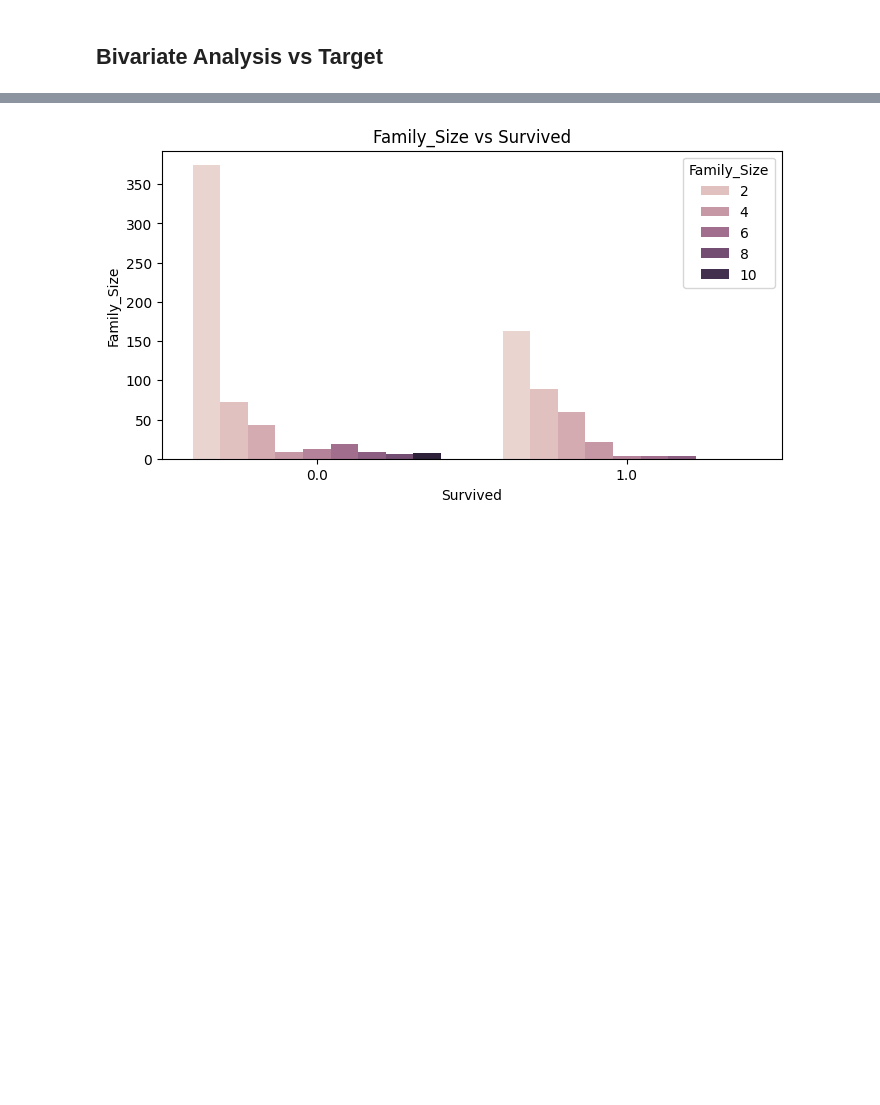
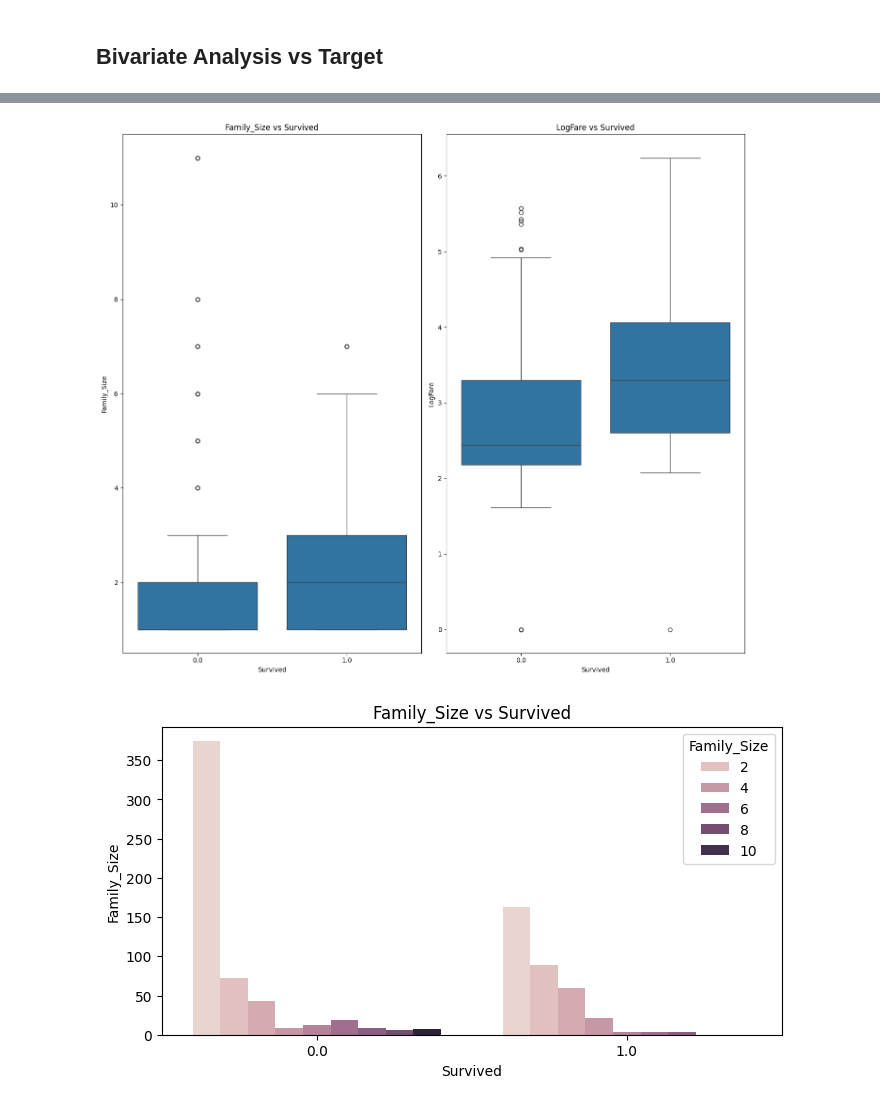
Before and after one commit to fdayde/kaggle-titanic, a Jupyter notebook: notebooks/02_data_analysis.ipynb, the cells around one changed output, grey strips where cells are left out. Cells and saved outputs as stored; diff of their text form; code cells hidden in the pictures; blank space fills up the shorter version.

```diff
--- a/notebooks/02_data_analysis.ipynb
+++ b/notebooks/02_data_analysis.ipynb
@@ -143,3 +105,7 @@ plt.show()
+# %%
+plot_numerical_features_vs_target(train_df, numerical_features, target, max_cols=2, figsize=(14, 12))
+# %% [output]
+[figure, added]
 # %%
 # Countplot for Family_Size
 plt.figure(figsize=(8, 4))
```
Also changed, not shown: parts of 17 cells of this notebook, 2 other files.
